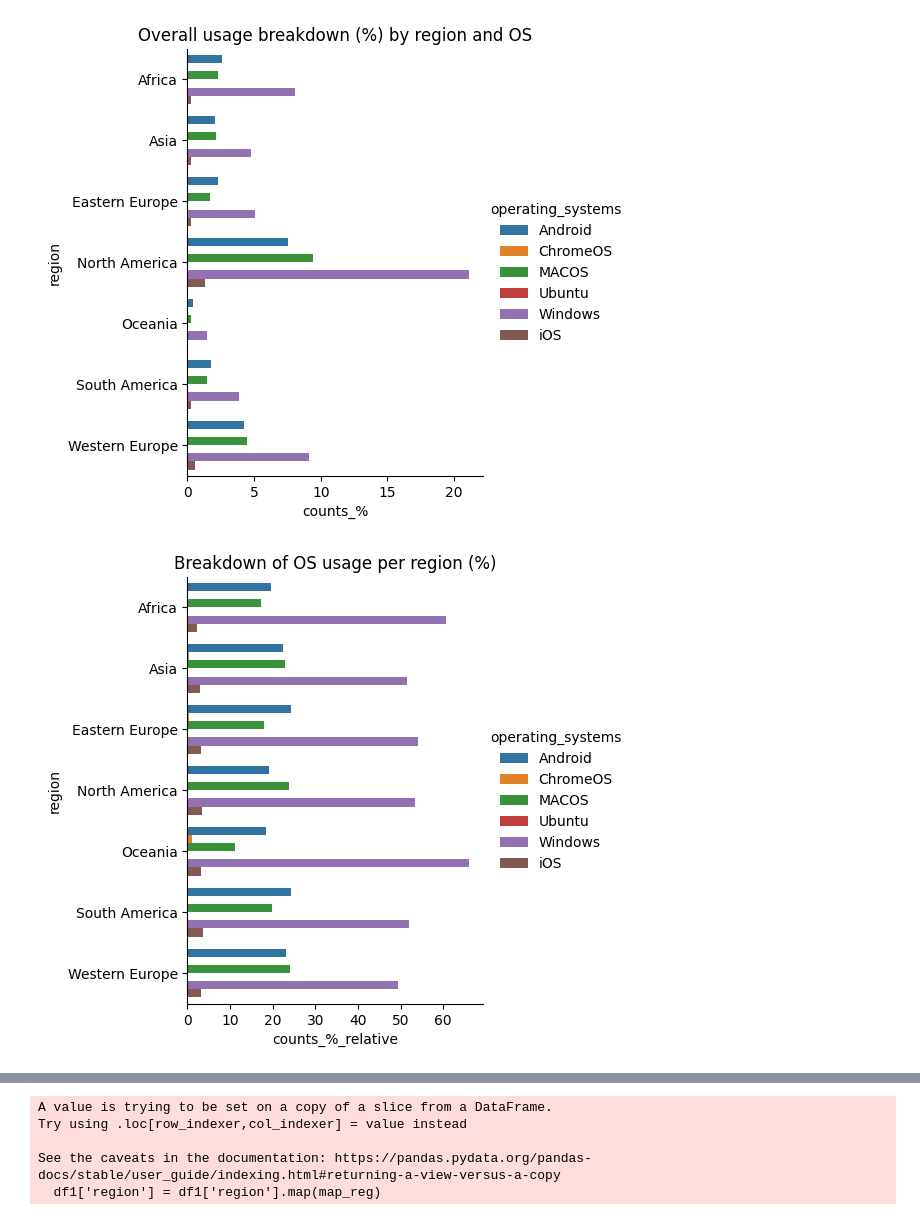
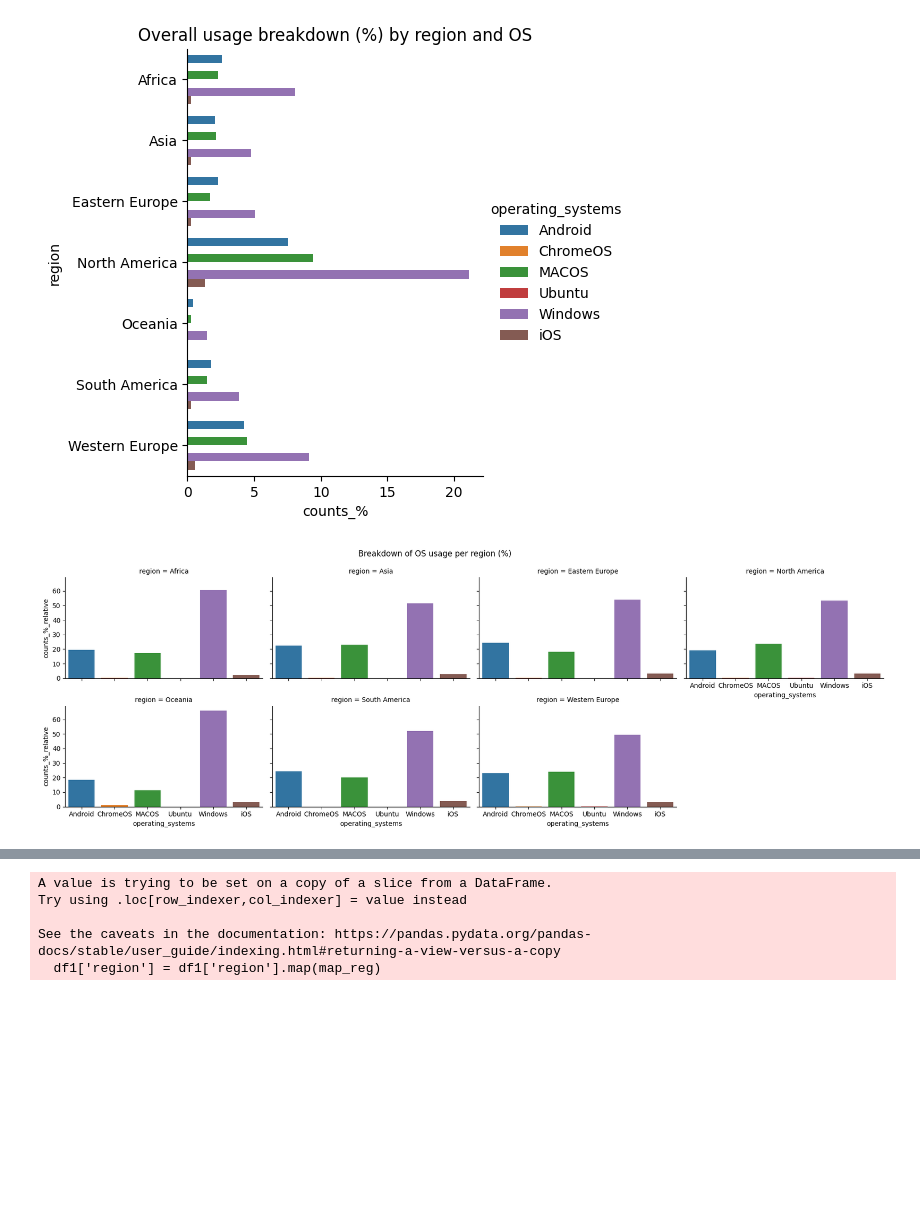
Before and after one commit to selvatica-36/Exploratory-data-analysis---Online-shopping-in-retail, a Jupyter notebook: business_analysis_report.ipynb, the cells around one changed output, grey strips where cells are left out. Saved outputs shown, nothing was run; the diff lists cells and outputs as text; code cells hidden in the pictures; blank space fills up the shorter version.

Commit message:
Optimised explanations and formatting of graphs.

```diff
--- a/business_analysis_report.ipynb
+++ b/business_analysis_report.ipynb
@@ -503,8 +503,9 @@ os_region_df2.rename(columns={"counts":"counts_per_region"},inplace=True)
 os_region_df2 = os_region_df1.join(os_region_df2)
 os_region_df2["counts_%_relative"] = (os_region_df2["counts"] / os_region_df2['counts_per_region']) * 100
 # %%
-sns.catplot(y='region', x='counts_%_relative', hue='operating_systems', data=os_region_df2, kind='bar')
-plt.title('Breakdown of OS usage per region (%)')
+g = sns.catplot(data=os_region_df2, col='region', x='operating_systems', y='counts_%_relative', kind='bar', hue='operating_systems', col_wrap=4, height=3, aspect=1, legend=False)
+plt.tight_layout(rect=[0, 0, 1.5, 0.96])
+plt.suptitle("Breakdown of OS usage per region (%)", x=0.7, y=1)
 plt.show()
 # %% [output]
-[figure, old version]
+[figure, new version]
```
Also changed, not shown: parts of 36 cells of this notebook.
